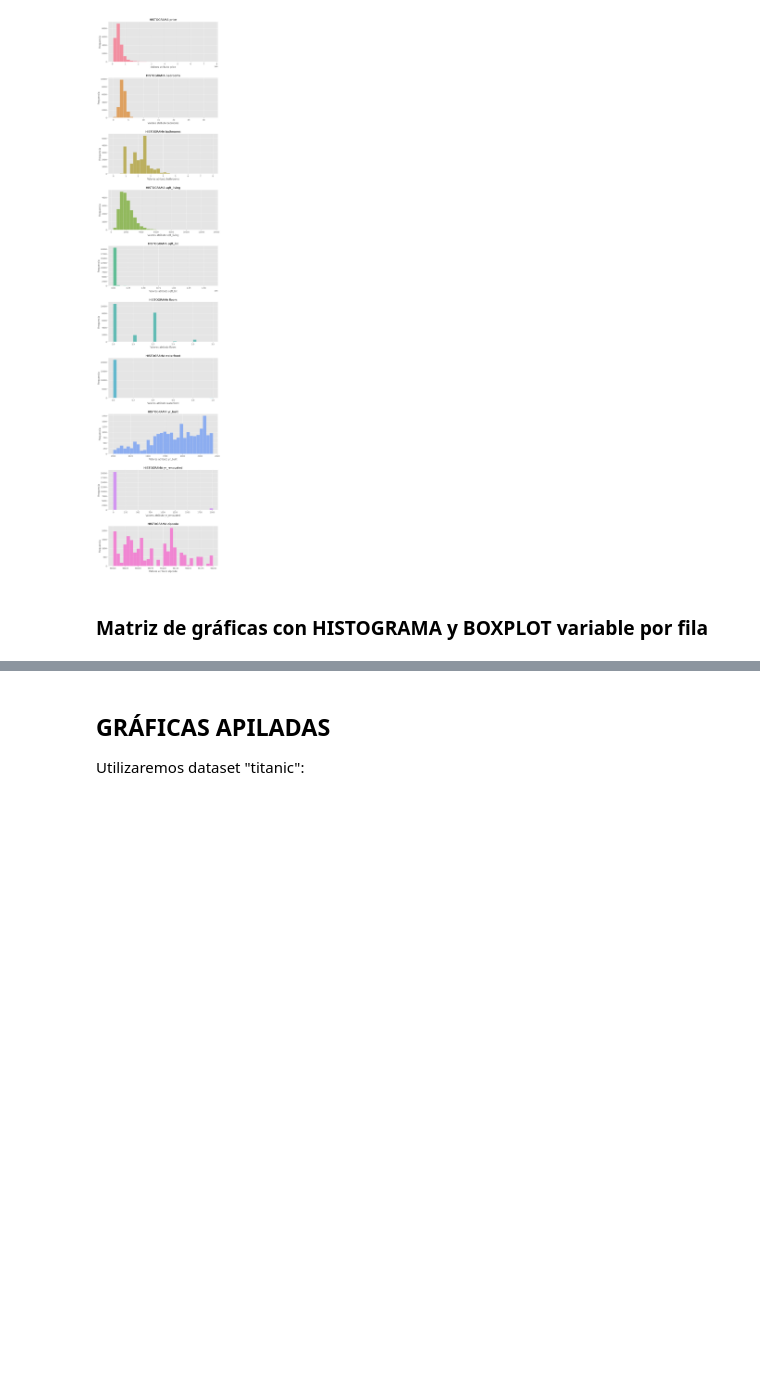
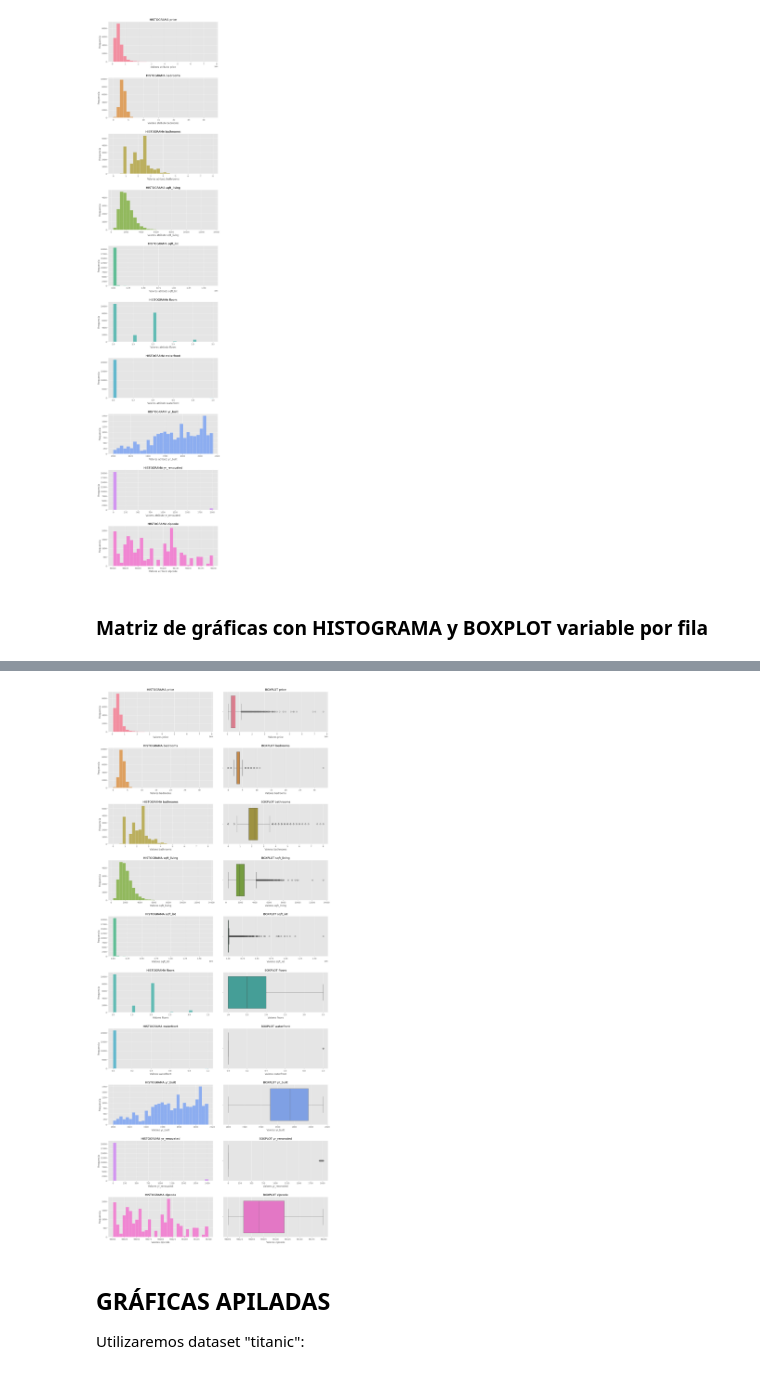
Before and after one commit to SonikoKatsura/CURSO_PARO_IA, a Jupyter notebook: Rober_IA/Modulo2/PLANTILLA_GRAFICAS_AGRUPADAS.ipynb, the cells around one changed output, grey strips where cells are left out. Cells and saved outputs as stored; diff of their text form; code cells hidden in the pictures; blank space fills up the shorter version.

```diff
--- a/Rober_IA/Modulo2/PLANTILLA_GRAFICAS_AGRUPADAS.ipynb
+++ b/Rober_IA/Modulo2/PLANTILLA_GRAFICAS_AGRUPADAS.ipynb
@@ -131,3 +131,31 @@ fig.savefig('numericas')
+# %%
+# creamos la grafica
+fig, axes = plt.subplots(len(var_numericas), 2, figsize=(20, 5 * len(var_numericas)), gridspec_kw={'hspace': 0.4, 'wspace': 0.1})
+ax = axes.ravel()
+
+# graficas distribucion y boxplot de cada atributo
+for idx, atributo in enumerate(var_numericas):
+
+    # distribucion (histograma)
+    sns.histplot(data=df_house, x=atributo, bins=30, ax=ax[2 * idx], color=colores[idx], alpha=0.75)
+
+    # titulo, etiquetas histograma
+    ax[2 * idx].set_title(f'HISTOGRAMA {atributo}')
+    ax[2 * idx].set_xlabel(f'Valores {atributo}')
+    ax[2 * idx].set_ylabel("Frequencia")
+
+    # boxplot
+    sns.boxplot(x=atributo, data=df_house, ax=ax[2 * idx + 1], color=colores[idx])
+
+    # titulo, etiquetas boxplot
+    ax[2 * idx + 1].set_title(f'BOXPLOT {atributo}')
+    ax[2 * idx + 1].set_xlabel(f'Valores {atributo}')
+
+
+# guardamos grafica:
+fig.savefig('numericas')
+# %% [output]
+[figure, added]
 # %% [markdown]
 ## GRÁFICAS APILADAS
 
```
Also changed, not shown: parts of 1 cell of this notebook.
